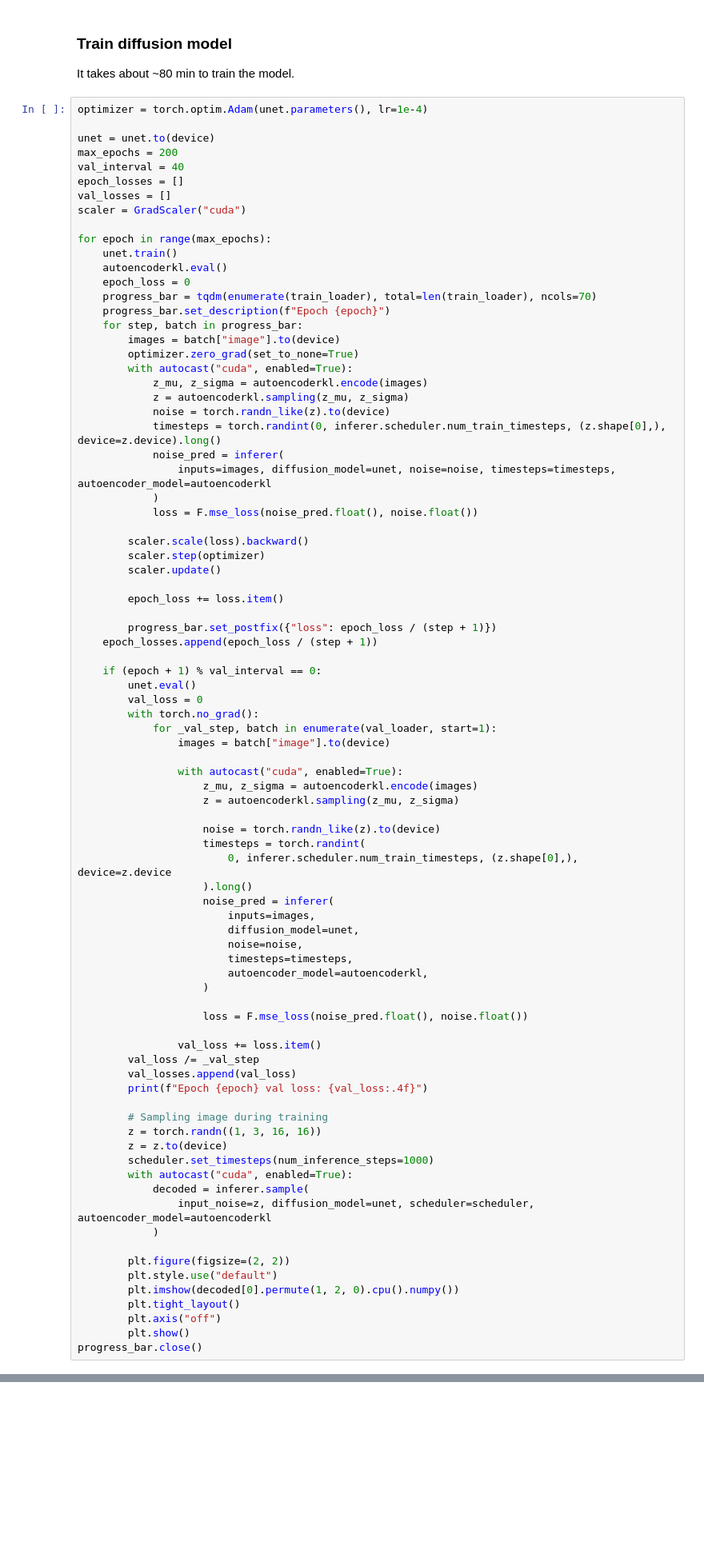
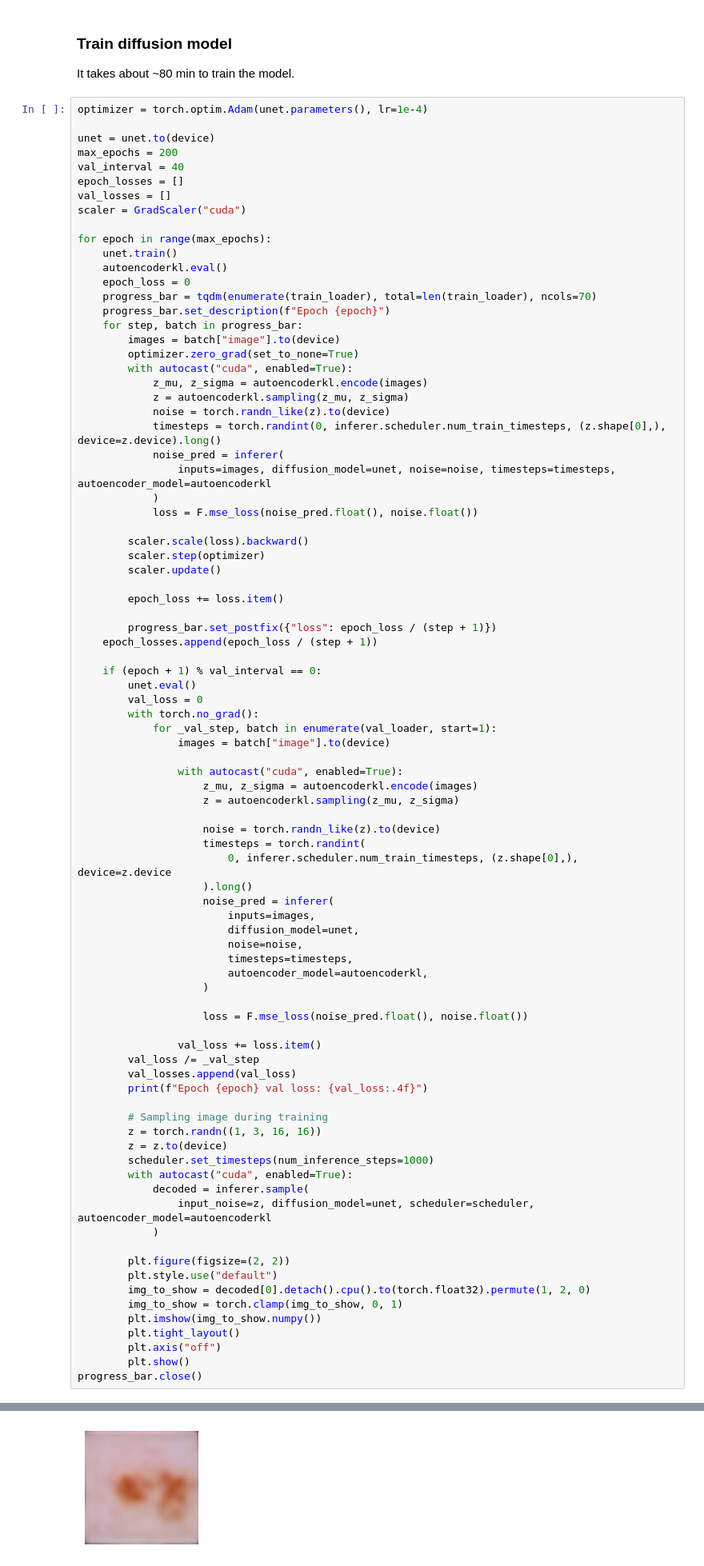
Before and after one commit to a-egealopez/tfg_informatica, a Jupyter notebook: 2d_ldm_tutorial.ipynb, the cells around one changed output, grey strips where cells are left out. Shown at 80% size. Drawn from its saved outputs; the diff is of its cells as text; blank space fills up the shorter version.

```diff
--- a/2d_ldm_tutorial.ipynb
+++ b/2d_ldm_tutorial.ipynb
@@ -486,7 +501,9 @@ for epoch in range(max_epochs):
 
         plt.figure(figsize=(2, 2))
         plt.style.use("default")
-        plt.imshow(decoded[0].permute(1, 2, 0).cpu().numpy())
+        img_to_show = decoded[0].detach().cpu().to(torch.float32).permute(1, 2, 0)
+        img_to_show = torch.clamp(img_to_show, 0, 1)
+        plt.imshow(img_to_show.numpy())
         plt.tight_layout()
         plt.axis("off")
         plt.show()
@@ -495,0 +513 @@ progress_bar.close()
+[figure, new version]
```
Also changed, not shown: parts of 12 cells of this notebook.
